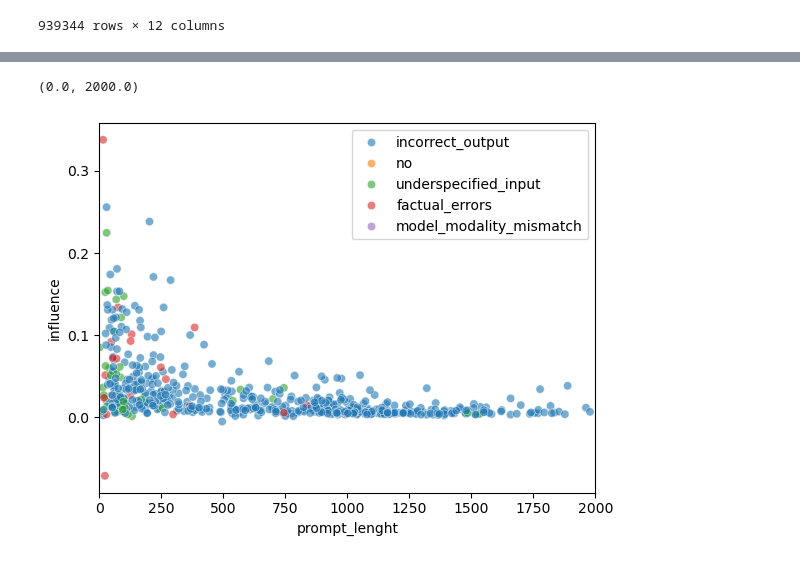
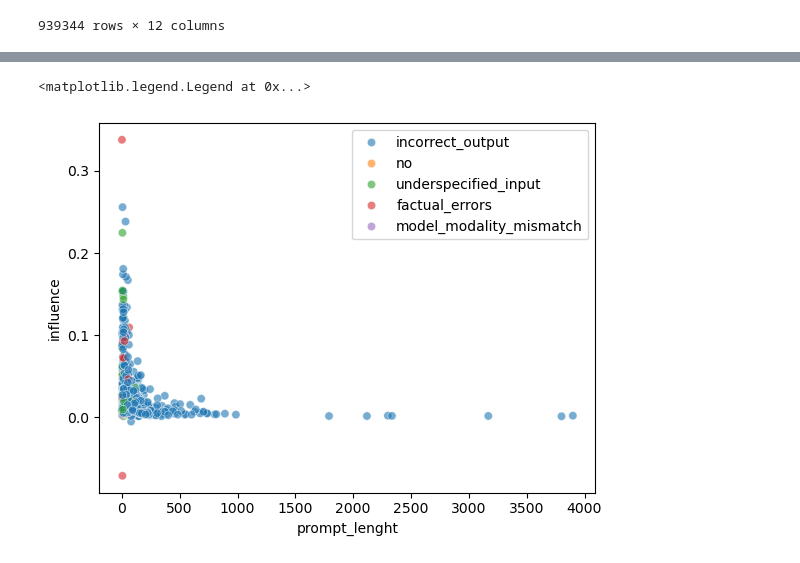
Before and after one commit to loris3/babylm, a Jupyter notebook: analysis_noise.ipynb, the cells around one changed output, grey strips where cells are left out. Cells and saved outputs as stored; diff of their text form; code cells hidden in the pictures.

```diff
--- a/analysis_noise.ipynb
+++ b/analysis_noise.ipynb
@@ -305,3 +323,6 @@ df
 | 7514750 | hard_coded_22 | [{'content': 'Hi, how are you?', ... | None | hard_coded | NaN | NaN | NaN | no | NaN | ... |
 | 7514751 | hard_coded_23 | [{'content': 'lkaJSLKDJAS:LKDJAS:... | None | hard_coded | NaN | NaN | NaN | no | NaN | ... |
 7514752 rows × 11 columns
+# %%
+df["prompt"] = df["messages"].map(lambda x: x[0]["content"])
+df["response"] = df["messages"].map(lambda x: x[1]["content"] if len(x) > 1 else "")
@@ -346,5 +676,3 @@ len(df["noise_type"])
 len(df.groupby("noise_type").sample(df.groupby("noise_type").size().min()))
 # %% [output]
 6672
-# %%
-df["prompt_lenght"] = df["prompt"].str.split().str.len()
@@ -446,7 +899,6 @@ plt.xlim(0,5000)
 # %%
 sns.scatterplot(data=df.sample(df.groupby("noise_type").size().min(),random_state=42), x="prompt_lenght", y="influence", hue="noise_type",alpha=0.6, )
 plt.legend(loc='upper right')
-plt.xlim(0,2000)
 # %% [output]
-(0.0, 2000.0)
+<matplotlib.legend.Legend at 0x...>
-[figure, old version]
+[figure, new version]
```
Also changed, not shown: parts of 47 cells of this notebook, 25 other files.
